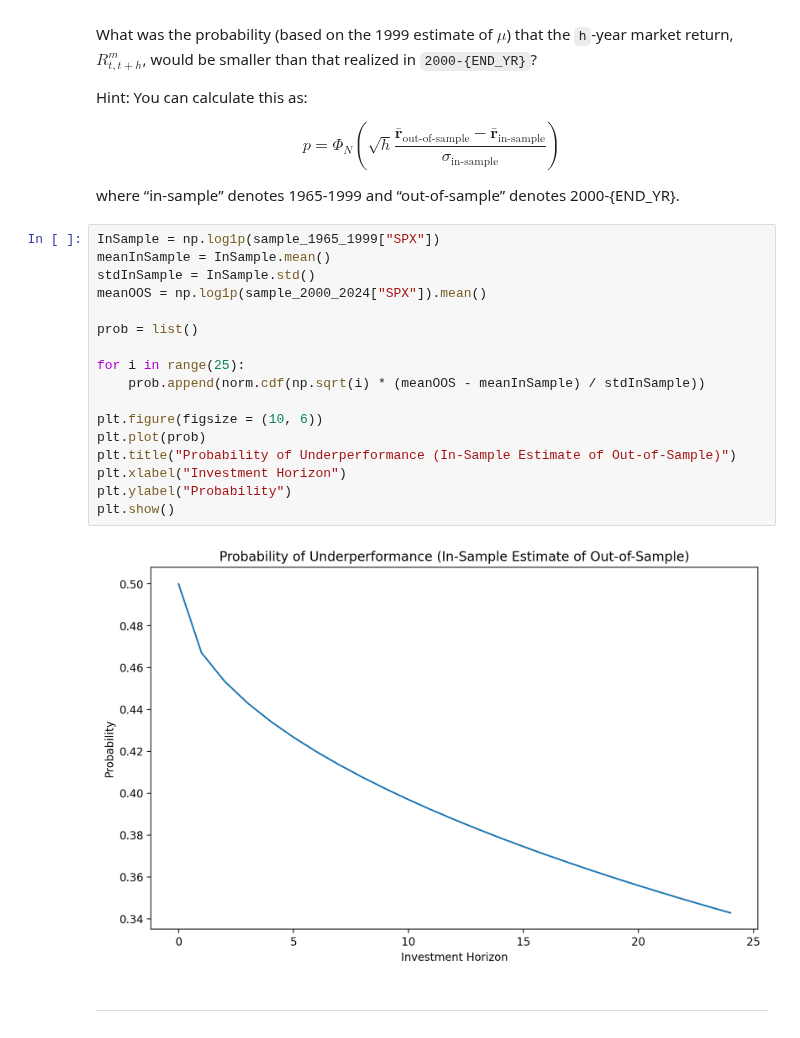
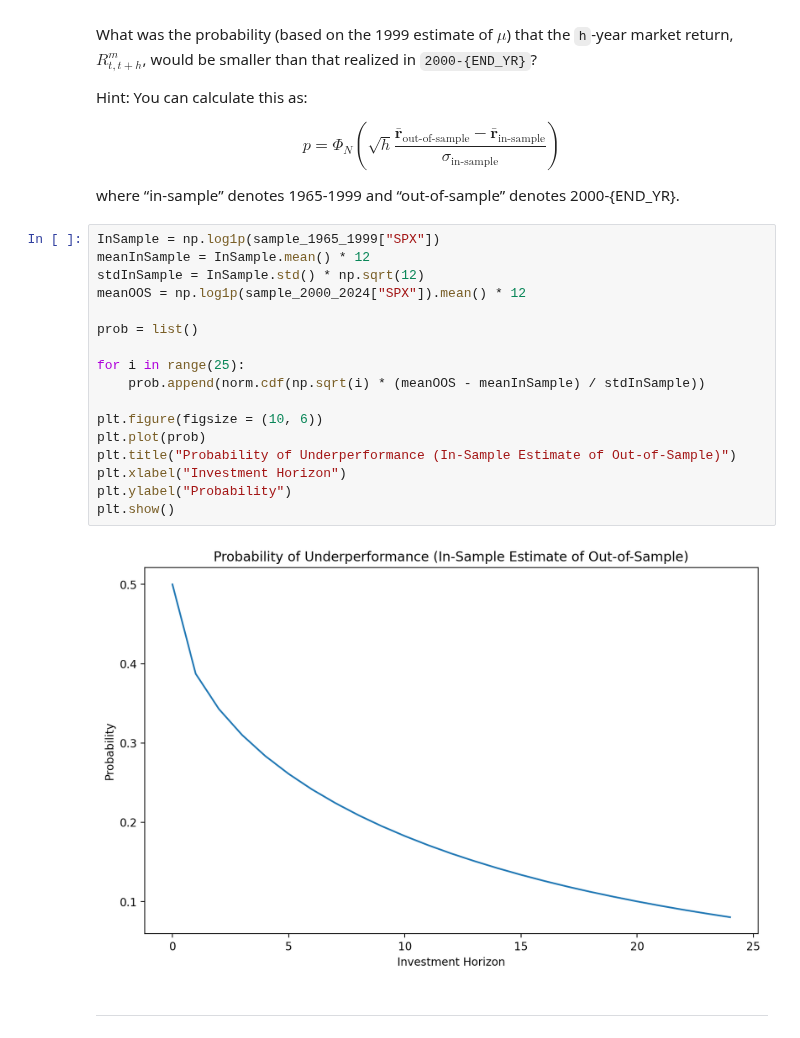
Before and after one commit to scfengv/FINM36700-Portfolio-and-Risk-Management, a Jupyter notebook: assignment/HW3.ipynb, the cells around one changed output. Drawn from its saved outputs; the diff is of its cells as text.

```diff
--- a/assignment/HW3.ipynb
+++ b/assignment/HW3.ipynb
@@ -280,23 +280,23 @@ $$
 where “in-sample” denotes 1965-1999 and “out-of-sample” denotes 2000-{END_YR}.
 # %%
 InSample = np.log1p(sample_1965_1999["SPX"])
-meanInSample = InSample.mean()
-stdInSample = InSample.std()
-meanOOS = np.log1p(sample_2000_2024["SPX"]).mean()
+meanInSample = InSample.mean() * 12
+stdInSample = InSample.std() * np.sqrt(12)
+meanOOS = np.log1p(sample_2000_2024["SPX"]).mean() * 12
 
 prob = list()
 
 for i in range(25):
     prob.append(norm.cdf(np.sqrt(i) * (meanOOS - meanInSample) / stdInSample))
 
 plt.figure(figsize = (10, 6))
 plt.plot(prob)
 plt.title("Probability of Underperformance (In-Sample Estimate of Out-of-Sample)")
 plt.xlabel("Investment Horizon")
 plt.ylabel("Probability")
 plt.show()
 # %% [output]
-[figure, old version]
+[figure, new version]
 # %% [markdown]
 ---
 # %% [markdown]
```
Also changed, not shown: 1 other file.
